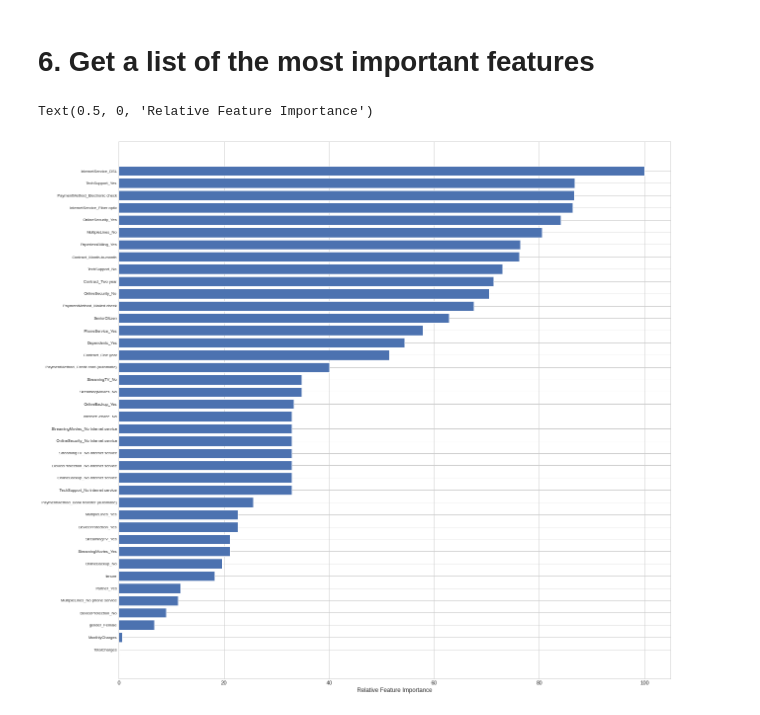
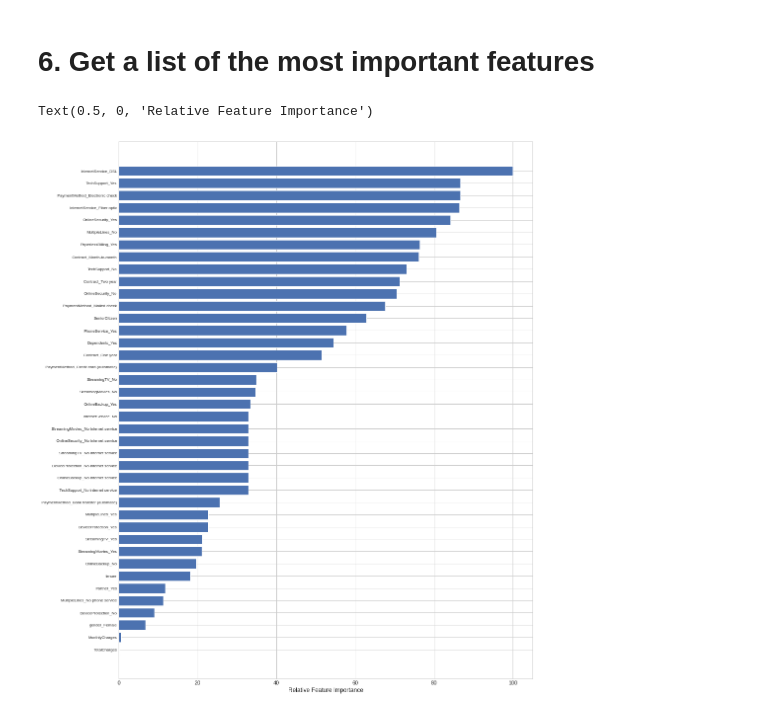
Before and after one commit to BongumusaSizwe/DVE, a Jupyter notebook: Assignment 1/3. IBM.ipynb, the cells around one changed output. Cells and saved outputs as stored; diff of their text form; code cells hidden in the pictures.

```diff
--- a/Assignment 1/IBM.ipynb
+++ b/Assignment 1/3. IBM.ipynb
@@ -321,15 +328,15 @@ feature_importance = 100.0 * (feature_importance / feature_importance.max())
 sorted_idx = np.argsort(feature_importance)
 pos = np.arange(sorted_idx.shape[0]) + .5
 # %%
-featfig = plt.figure(figsize=(20,20))
+featfig = plt.figure(figsize=(15,20))
 featax = featfig.add_subplot(1, 1, 1)
 featax.barh(pos, feature_importance[sorted_idx], align='center')
 featax.set_yticks(pos)
 featax.set_yticklabels(np.array(X.columns)[sorted_idx], fontsize=8)
 featax.set_xlabel('Relative Feature Importance')
 # %% [output]
 Text(0.5, 0, 'Relative Feature Importance')
-[figure, old version]
+[figure, new version]
 # %%
 from sklearn.ensemble import RandomForestClassifier
 
```
Also changed, not shown: parts of 6 cells of this notebook, 2 other files.
